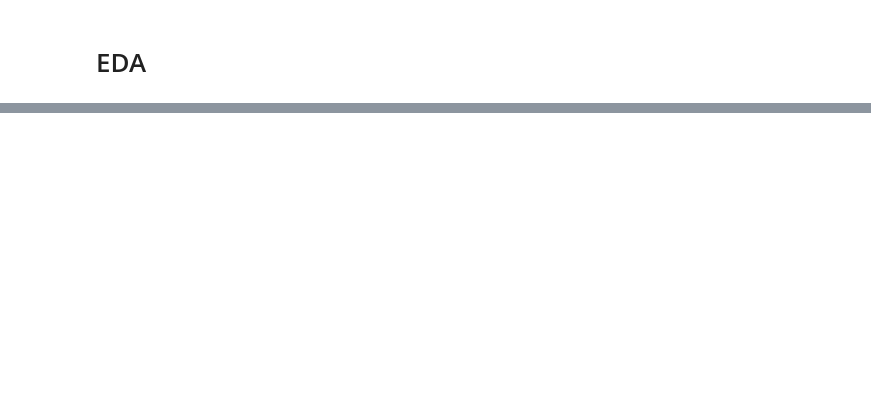
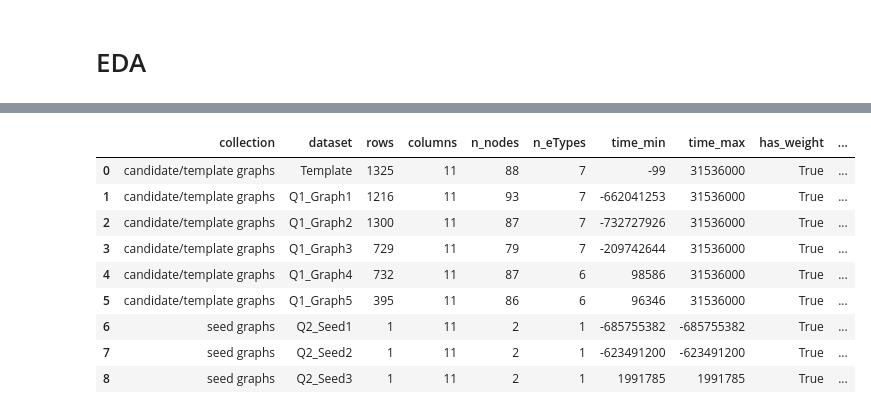
Before and after one commit to Snah-s/data_vis_p1, a Jupyter notebook: src/eda.ipynb, the cells around one changed output, grey strips where cells are left out. Cells and saved outputs as stored; diff of their text form; code cells hidden in the pictures; blank space fills up the shorter version.

```diff
--- a/src/eda.ipynb
+++ b/src/eda.ipynb
@@ -664,0 +252,43 @@ distances
+# %%
+def inspect_dataset_collection(collection, collection_name):
+  rows = []
+
+  for name, df in collection.items():
+    nodes = pd.unique(df[["Source", "Target"]].values.ravel()) \
+      if {"Source", "Target"}.issubset(df.columns) else []
+
+    rows.append({
+      "collection": collection_name,
+      "dataset": name,
+      "rows": len(df),
+      "columns": len(df.columns),
+      "n_nodes": len(nodes),
+      "n_eTypes": df["eType"].nunique() if "eType" in df.columns else None,
+      "time_min": df["Time"].min() if "Time" in df.columns else None,
+      "time_max": df["Time"].max() if "Time" in df.columns else None,
+      "has_weight": "Weight" in df.columns,
+      "has_location": any(c in df.columns for c in [
+        "SourceLocation", "TargetLocation",
+        "SourceLatitude", "SourceLongitude",
+        "TargetLatitude", "TargetLongitude"
+      ])
+    })
+
+  return pd.DataFrame(rows)
+# %%
+summary_graphs = inspect_dataset_collection(graphs, "candidate/template graphs")
+summary_seeds = inspect_dataset_collection(seeds, "seed graphs")
+
+summary_all = pd.concat([summary_graphs, summary_seeds], ignore_index=True)
+summary_all
+# %% [output]
+|  | collection | dataset | rows | columns | n_nodes | n_eTypes | time_min | time_max | has_weight | ... |
+| 0 | candidate/template graphs | Template | 1325 | 11 | 88 | 7 | -99 | 31536000 | True | ... |
+| 1 | candidate/template graphs | Q1_Graph1 | 1216 | 11 | 93 | 7 | -662041253 | 31536000 | True | ... |
+| 2 | candidate/template graphs | Q1_Graph2 | 1300 | 11 | 87 | 7 | -732727926 | 31536000 | True | ... |
+| 3 | candidate/template graphs | Q1_Graph3 | 729 | 11 | 79 | 7 | -209742644 | 31536000 | True | ... |
+| 4 | candidate/template graphs | Q1_Graph4 | 732 | 11 | 87 | 6 | 98586 | 31536000 | True | ... |
+| 5 | candidate/template graphs | Q1_Graph5 | 395 | 11 | 86 | 6 | 96346 | 31536000 | True | ... |
+| 6 | seed graphs | Q2_Seed1 | 1 | 11 | 2 | 1 | -685755382 | -685755382 | True | ... |
+| 7 | seed graphs | Q2_Seed2 | 1 | 11 | 2 | 1 | -623491200 | -623491200 | True | ... |
+| 8 | seed graphs | Q2_Seed3 | 1 | 11 | 2 | 1 | 1991785 | 1991785 | True | ... |
```
Also changed, not shown: parts of 76 cells of this notebook.
